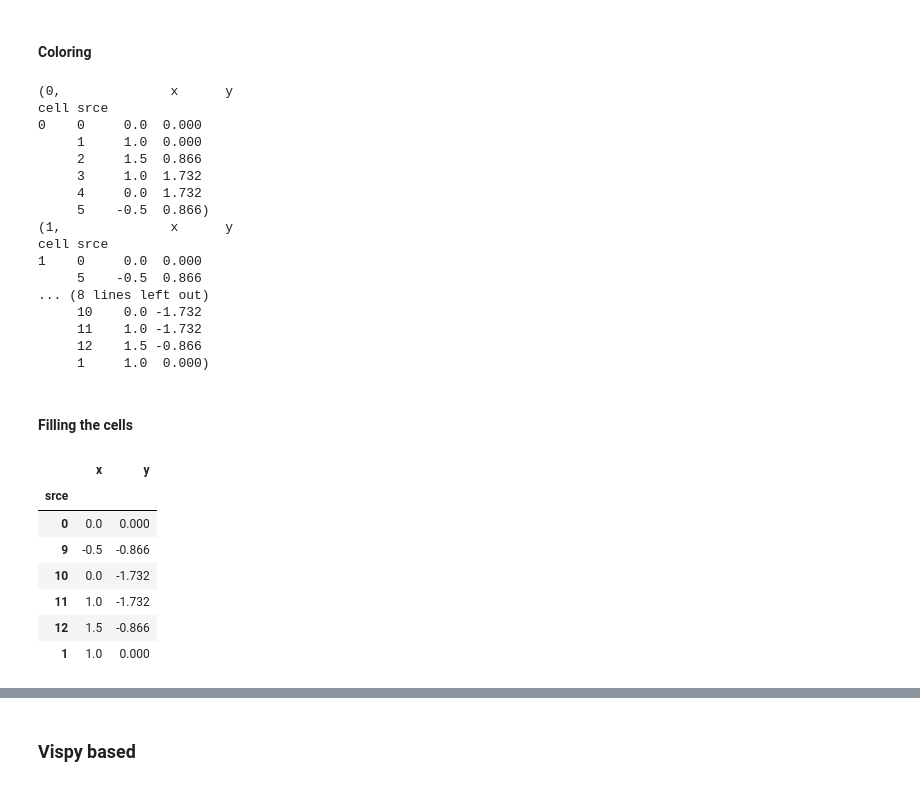
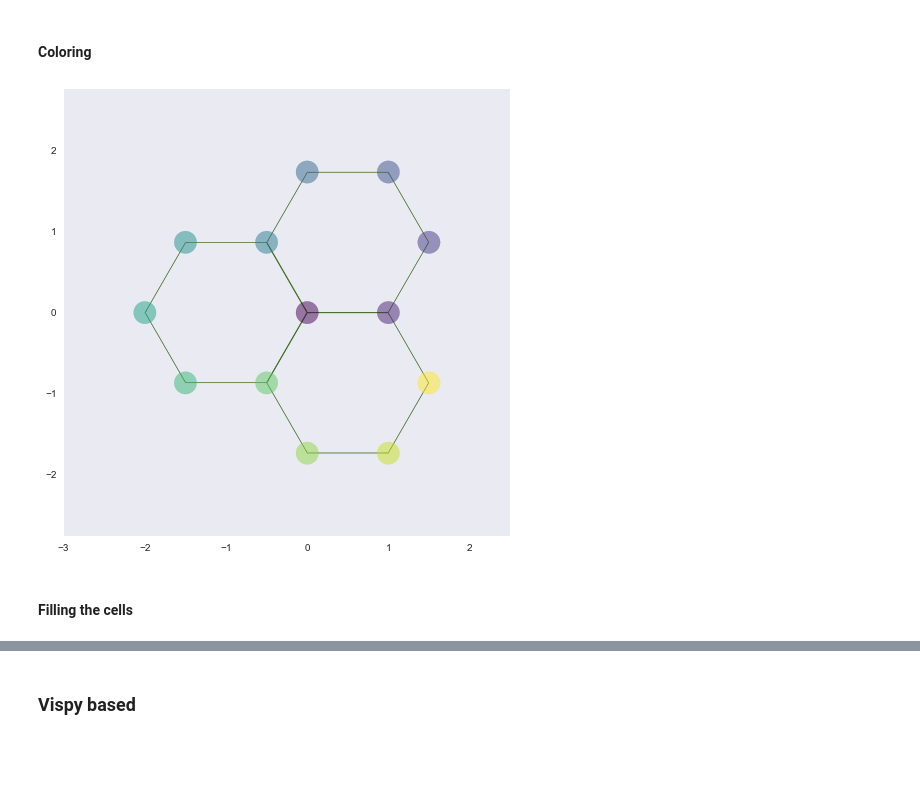
Before and after one commit to DamCB/tyssue, a Jupyter notebook: notebooks/visualisation/Visualization.ipynb, the cells around one changed output, grey strips where cells are left out. Saved outputs shown, nothing was run; the diff lists cells and outputs as text; code cells hidden in the pictures; blank space fills up the shorter version.

Commit message:
WIP - drawing parameter management and by-array-coloring

```diff
--- a/notebooks/visualisation/Visualization.ipynb
+++ b/notebooks/visualisation/Visualization.ipynb
@@ -62 +53,3 @@ from tyssue.draw.mpl_draw import sheet_view, default_draw_specs
+# %%
+draw_specs = load_default('draw', 'sheet')
 # %%
@@ -77,47 +66,23 @@ grp = polys.groupby(level='cell')
-# %%
-for g in grp.
-    print(g)
-# %% [output]
-(0,              x      y
-cell srce
-0    0     0.0  0.000
-     1     1.0  0.000
-     2     1.5  0.866
-     3     1.0  1.732
-     4     0.0  1.732
-     5    -0.5  0.866)
-(1,              x      y
-cell srce
-1    0     0.0  0.000
-     5    -0.5  0.866
-... (8 lines left out)
-     10    0.0 -1.732
-     11    1.0 -1.732
-     12    1.5 -0.866
-     1     1.0  0.000)
 # %%
-new_pt_style = points_style.copy()
 
 ## Let's add a column to sheet.jv_df
-sheet.jv_df['rand'] = np.random.normal(loc=0.5, scale=0.4,
-                                      size=sheet.jv_df.shape[0])
+sheet.jv_df['rand'] = np.linspace(0.0, 1.0,
+                                  num=sheet.jv_df.shape[0])
 
 cmap = plt.cm.get_cmap('viridis')
 color_cmap = cmap(sheet.jv_df.rand)
 
-new_pt_style['color'] = color_cmap
-new_pt_style['alpha'] = 1
-new_pt_style['s'] = 200
-
-### TODO: doing the same to change the edge's style is less
-### trivial, as you have to cycle through the color sequence
-### within the `for e in eptm.je_idx` loop...
-### should look into matplotlib patch collections
+draw_specs['jv']['color'] = color_cmap
+draw_specs['jv']['alpha'] = 0.5
+draw_specs['jv']['s'] = 500
 # %%
-fig, ax = sheet_view(sheet, coords, edge_arrow_style, new_pt_style)
+coords = ['x', 'y']
+fig, ax = sheet_view(sheet, coords, **draw_specs)
 
 ax.set_xlim(-3, 2.5)
 ax.set_ylim(-2.75, 2.75)
 fig.set_size_inches((8, 8))
+# %% [output]
+[figure, added]
 # %% [markdown]
 #### Filling the cells
@@ -126,11 +88,0 @@ polys = sheet.je_df.groupby(level='cell')
-# %%
-poly
-# %% [output]
-|  | x | y |
-| srce |  |  |
-| 0 | 0.0 | 0.000 |
-| 9 | -0.5 | -0.866 |
-| 10 | 0.0 | -1.732 |
-| 11 | 1.0 | -1.732 |
-| 12 | 1.5 | -0.866 |
-| 1 | 1.0 | 0.000 |
```
Also changed, not shown: parts of 17 cells of this notebook, 20 other files.
